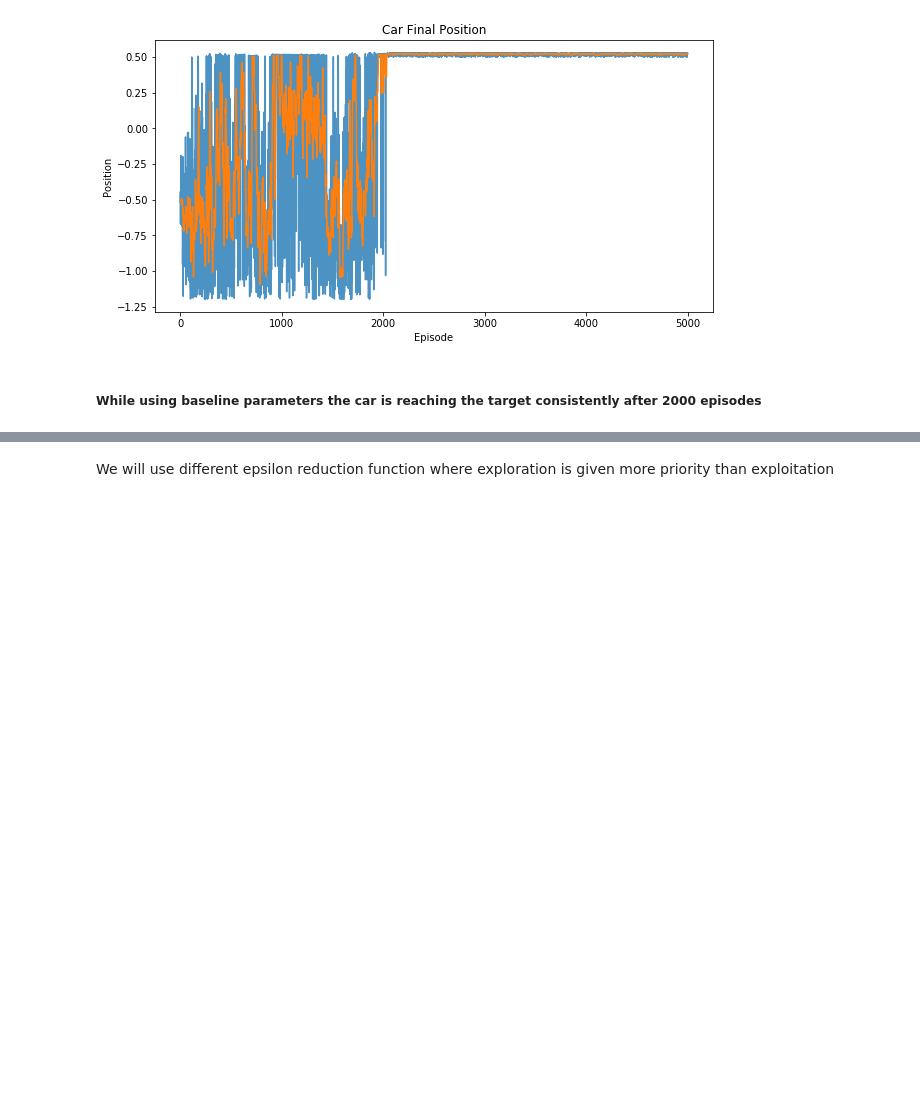
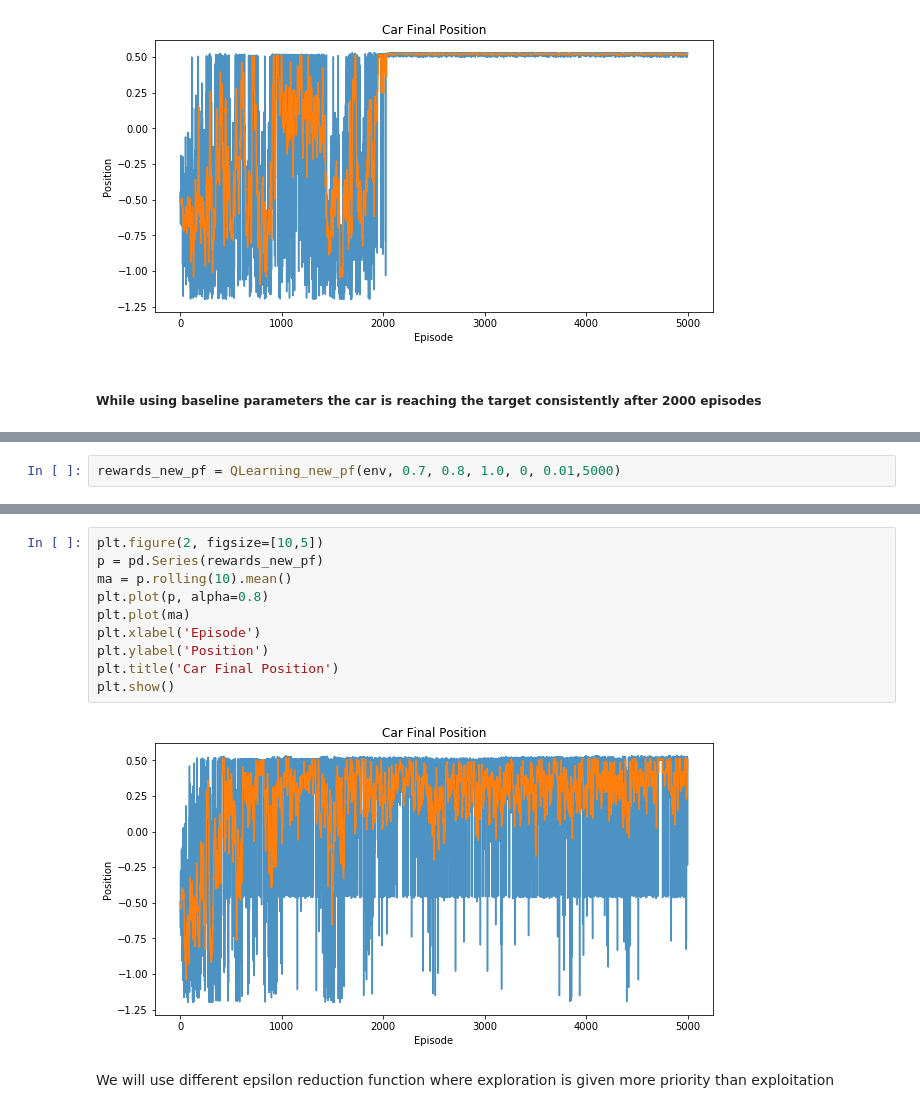
Before and after one commit to ikyath/ReinforcementLearning-MountainCar, a Jupyter notebook: RL_MountainCar/Mountain_Car_RL.ipynb, the cells around one changed output, grey strips where cells are left out. Cells and saved outputs as stored; diff of their text form; blank space fills up the shorter version.

```diff
--- a/RL_MountainCar/Mountain_Car_RL.ipynb
+++ b/RL_MountainCar/Mountain_Car_RL.ipynb
@@ -187,0 +278,2 @@ plt.show()
+# %%
+rewards_new_pf = QLearning_new_pf(env, 0.7, 0.8, 1.0, 0, 0.01,5000)
@@ -188,3 +298,15 @@ plt.show()
+# %%
+plt.figure(2, figsize=[10,5])
+p = pd.Series(rewards_new_pf)
+ma = p.rolling(10).mean()
+plt.plot(p, alpha=0.8)
+plt.plot(ma)
+plt.xlabel('Episode')
+plt.ylabel('Position')
+plt.title('Car Final Position')
+plt.show()
+# %% [output]
+[figure, added]
 # %% [markdown]
 We will use different epsilon reduction function where exploration is given more priority than exploitation
 # %%
```
Also changed, not shown: parts of 15 cells of this notebook.
